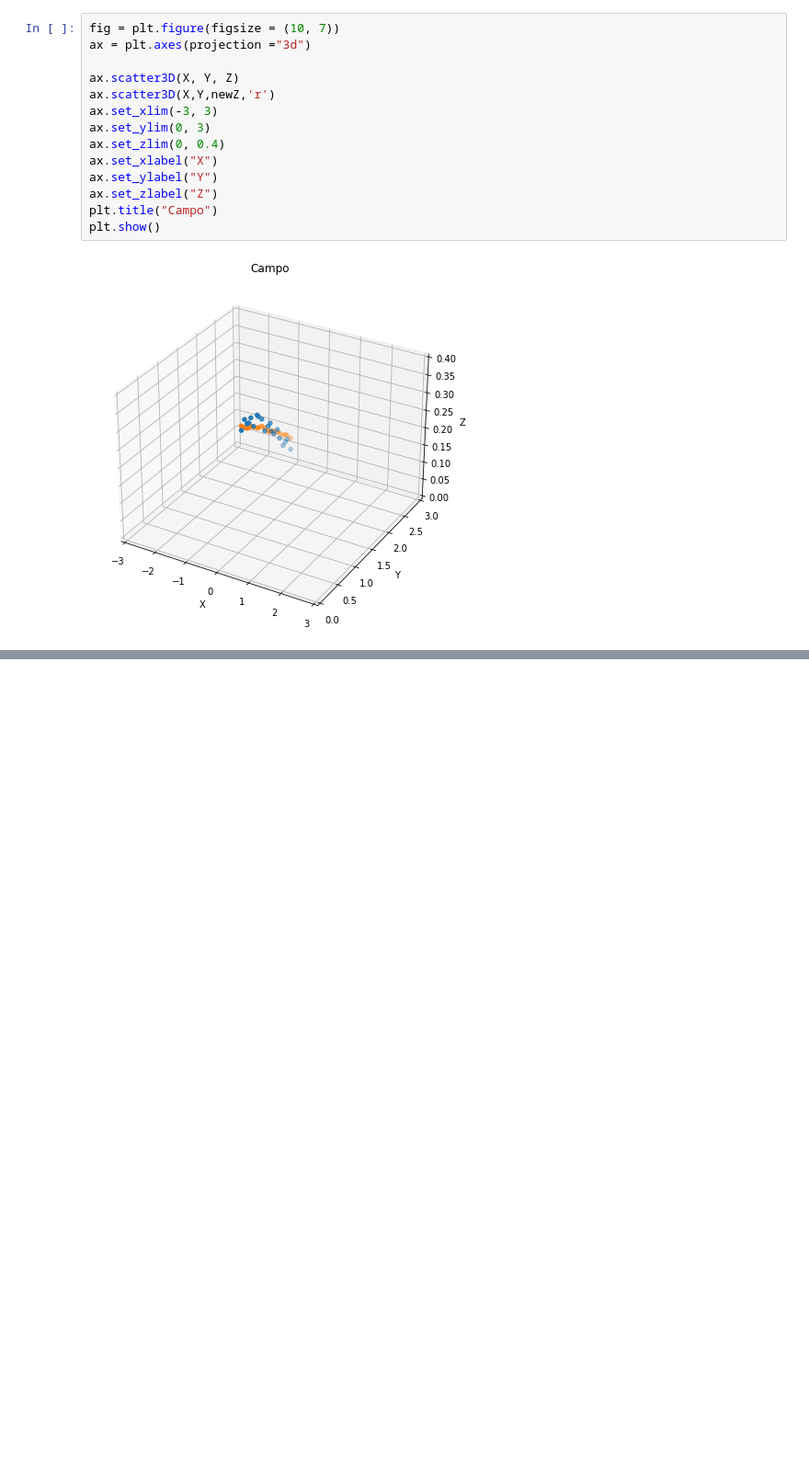
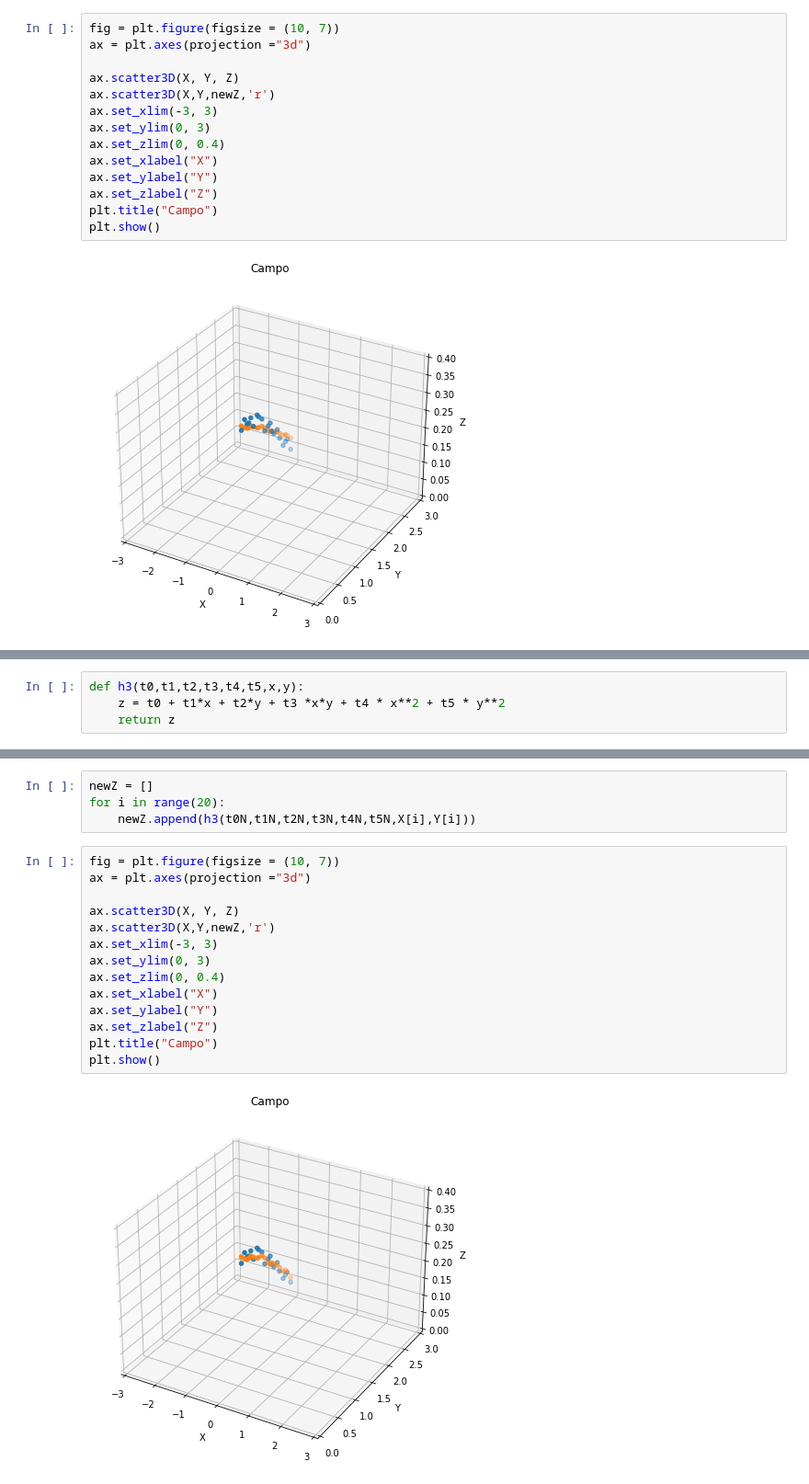
Before and after one commit to heigon77/MC886-MachineLearning-HG, a Jupyter notebook: Projeto 2/P2.ipynb, the cells around one changed output, grey strips where cells are left out. Shown: that part at 92% size. Drawn from its saved outputs; the diff is of its cells as text; blank space fills up the shorter version.

```diff
--- a/Projeto 2/P2.ipynb
+++ b/Projeto 2/P2.ipynb
@@ -315,0 +320,4 @@ plt.show()
+# %%
+def h3(t0,t1,t2,t3,t4,t5,x,y):
+    z = t0 + t1*x + t2*y + t3 *x*y + t4 * x**2 + t5 * y**2
+    return z
@@ -315,0 +416,20 @@ plt.show()
+# %%
+newZ = []
+for i in range(20):
+    newZ.append(h3(t0N,t1N,t2N,t3N,t4N,t5N,X[i],Y[i]))
+# %%
+fig = plt.figure(figsize = (10, 7))
+ax = plt.axes(projection ="3d")
+
+ax.scatter3D(X, Y, Z)
+ax.scatter3D(X,Y,newZ,'r')
+ax.set_xlim(-3, 3)
+ax.set_ylim(0, 3)
+ax.set_zlim(0, 0.4)
+ax.set_xlabel("X")
+ax.set_ylabel("Y")
+ax.set_zlabel("Z")
+plt.title("Campo")
+plt.show()
+# %% [output]
+[figure, added]
```
Also changed, not shown: parts of 7 cells of this notebook.
